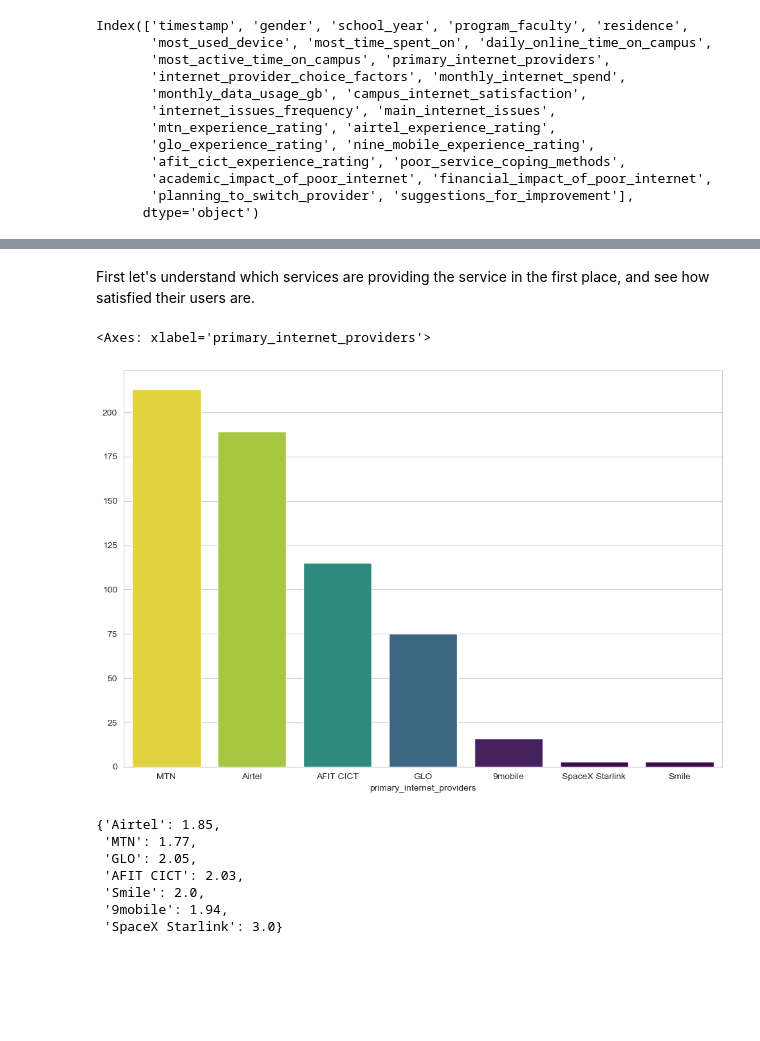
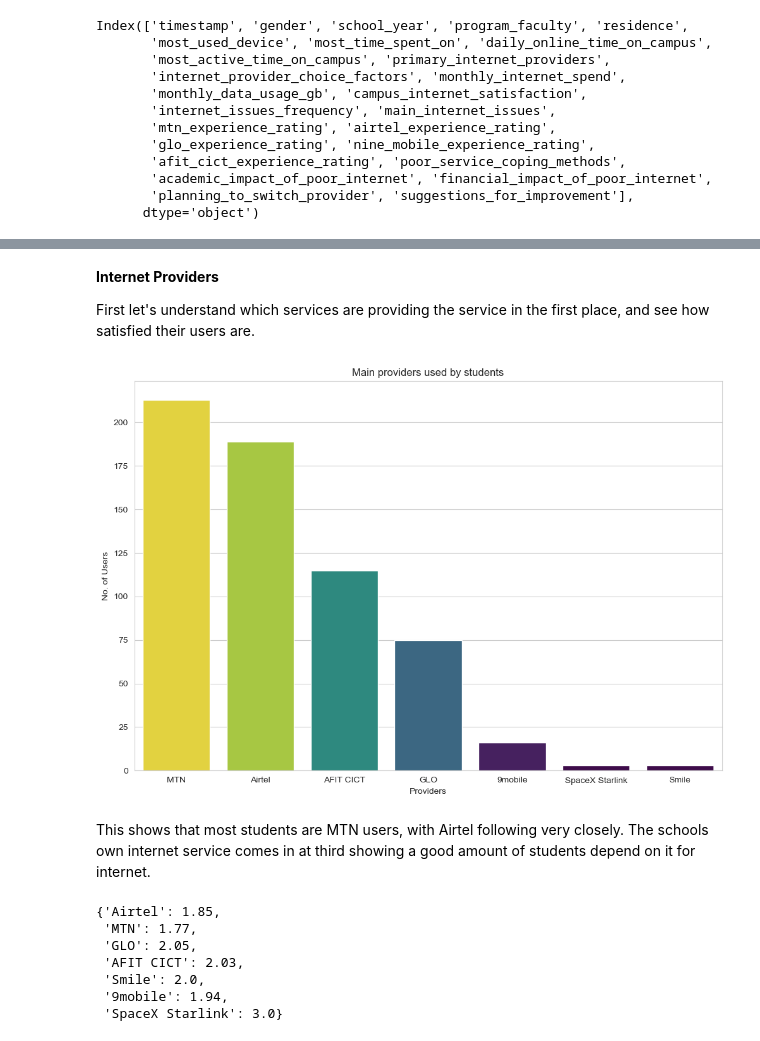
Before and after one commit to kingksjo/internet-survey, a Jupyter notebook: internet-survey.ipynb, the cells around one changed output, grey strips where cells are left out. Cells and saved outputs as stored; diff of their text form; code cells hidden in the pictures; blank space fills up the shorter version.

```diff
--- a/internet-survey.ipynb
+++ b/internet-survey.ipynb
@@ -85,4 +91,6 @@ Index(['timestamp', 'gender', 'school_year', 'program_faculty', 'residence',
 # %% [markdown]
+**Internet Providers**
+
 First let's understand which services are providing the service in the first place, and see how satisfied their users are.
 # %%
 provider_user_count = data["primary_internet_providers"].str.split(', ').explode().value_counts()
@@ -90,9 +98,15 @@ provider_user_count_sum = provider_user_count.sum()
 # %%
 plt.figure(figsize=(12, 8))
 sns.barplot(x=provider_user_count.index, y=provider_user_count.values, palette="viridis", hue=provider_user_count.values, legend=False)
+plt.title("Main providers used by students")
+plt.xlabel("Providers")
+plt.ylabel("No. of Users")
+plt.show()
 # %% [output]
-<Axes: xlabel='primary_internet_providers'>
-[figure, old version]
+[figure, new version]
+# %% [markdown]
+This shows that most students are MTN users, with Airtel following very closely.
+The schools own internet service comes in at third showing a good amount of students depend on it for internet.
 # %%
 satisfaction_mapping = {
     "Very Dissatisfied": 1,
```
Also changed, not shown: parts of 3 cells of this notebook.
